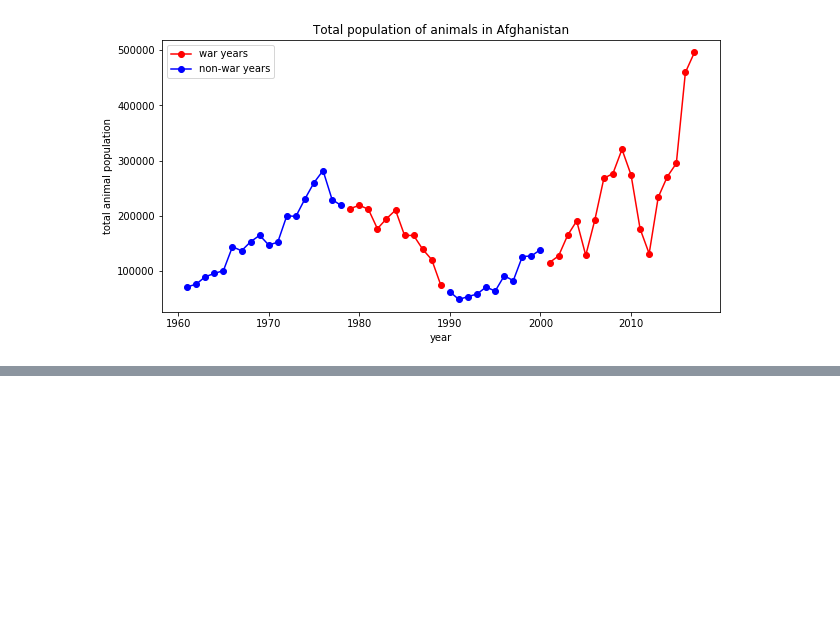
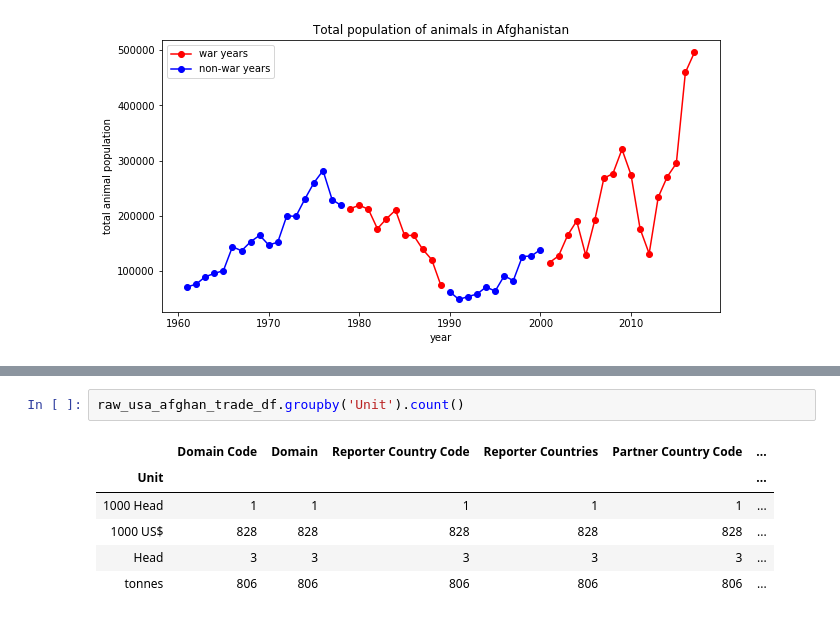
Before and after one commit to pull-fiction/make-crops-not-war, a Jupyter notebook: notebooks/general_trend.ipynb, the cells around one changed output, grey strips where cells are left out. Cells and saved outputs as stored; diff of their text form; blank space fills up the shorter version.

```diff
--- a/notebooks/general_trend.ipynb
+++ b/notebooks/general_trend.ipynb
@@ -812,0 +836,9 @@ plot_animals_and_war(final_wars_df, exports_per_year_per_country, country)
+# %%
+raw_usa_afghan_trade_df.groupby('Unit').count()
+# %% [output]
+|  | Domain Code | Domain | Reporter Country Code | Reporter Countries | Partner Country Code | ... |
+| Unit |  |  |  |  |  | ... |
+| 1000 Head | 1 | 1 | 1 | 1 | 1 | ... |
+| 1000 US$ | 828 | 828 | 828 | 828 | 828 | ... |
+| Head | 3 | 3 | 3 | 3 | 3 | ... |
+| tonnes | 806 | 806 | 806 | 806 | 806 | ... |
```
Also changed, not shown: parts of 14 cells of this notebook, 1 other file.
